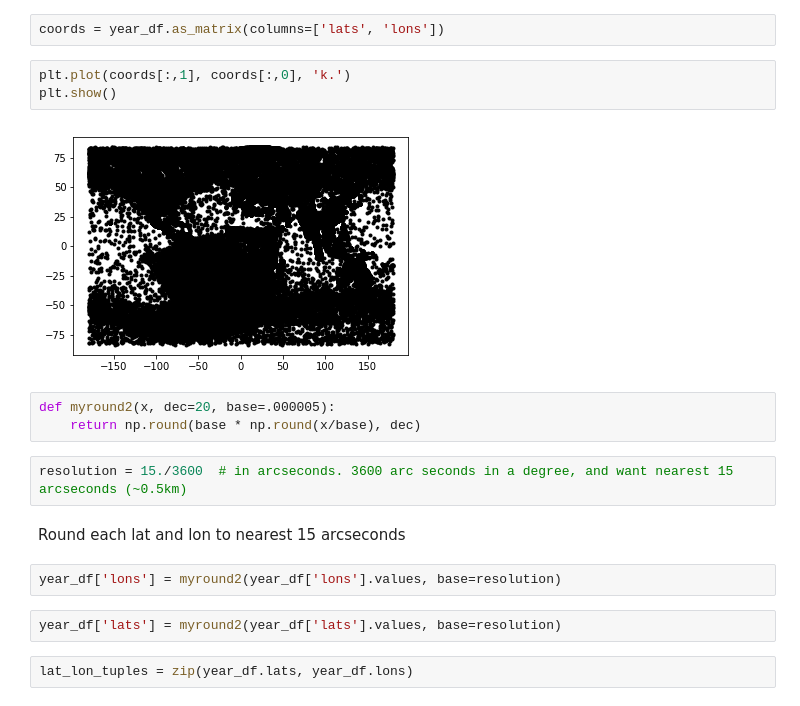
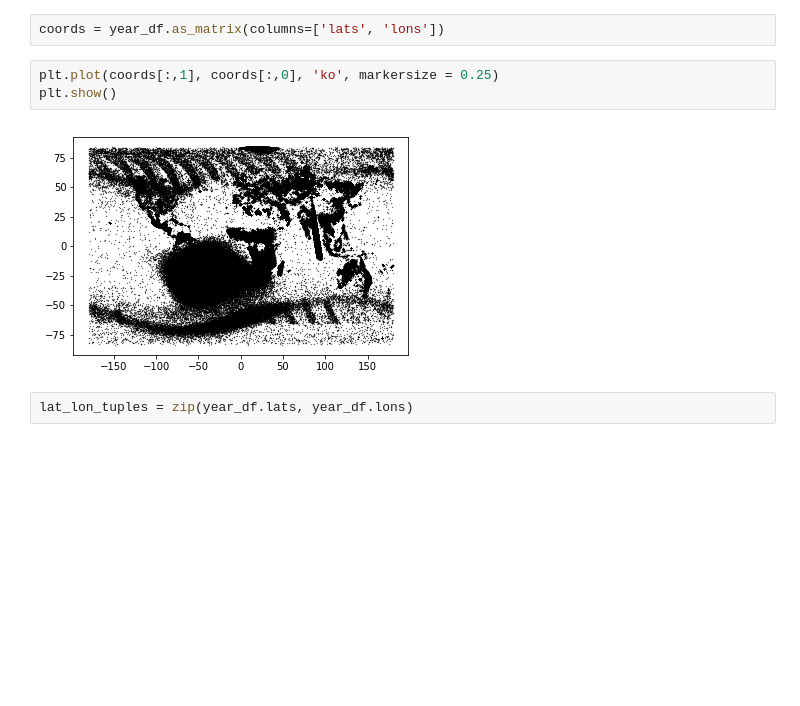
Before and after one commit to dnf0/kcl-globalgasflaring, a Jupyter notebook: notebooks/CLustering testing.ipynb, the cells around one changed output. Drawn from its saved outputs; the diff is of its cells as text; blank space fills up the shorter version.

```diff
--- a/notebooks/CLustering testing.ipynb
+++ b/notebooks/CLustering testing.ipynb
@@ -18,21 +18,10 @@ year_df.shape
 # %%
 coords = year_df.as_matrix(columns=['lats', 'lons'])
 # %%
-plt.plot(coords[:,1], coords[:,0], 'k.')
+plt.plot(coords[:,1], coords[:,0], 'ko', markersize = 0.25)
 plt.show()
 # %% [output]
-[figure, old version]
+[figure, new version]
-# %%
-def myround2(x, dec=20, base=.000005):
-    return np.round(base * np.round(x/base), dec)
-# %%
-resolution = 15./3600  # in arcseconds. 3600 arc seconds in a degree, and want nearest 15 arcseconds (~0.5km)
-# %% [markdown]
-Round each lat and lon to nearest 15 arcseconds
-# %%
-year_df['lons'] = myround2(year_df['lons'].values, base=resolution)
-# %%
-year_df['lats'] = myround2(year_df['lats'].values, base=resolution)
 # %%
 lat_lon_tuples = zip(year_df.lats, year_df.lons)
 # %%
```
Also changed, not shown: parts of 5 cells of this notebook.
